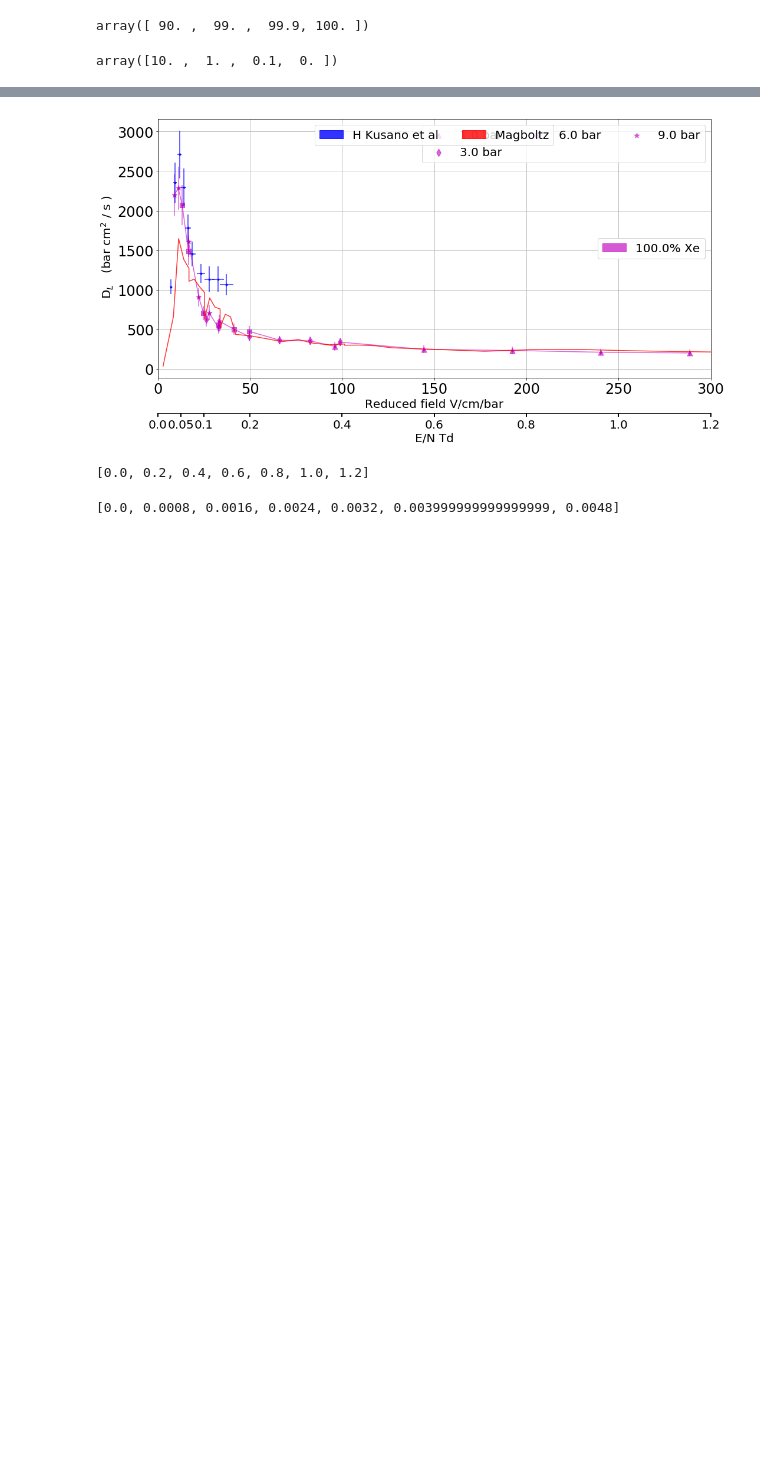
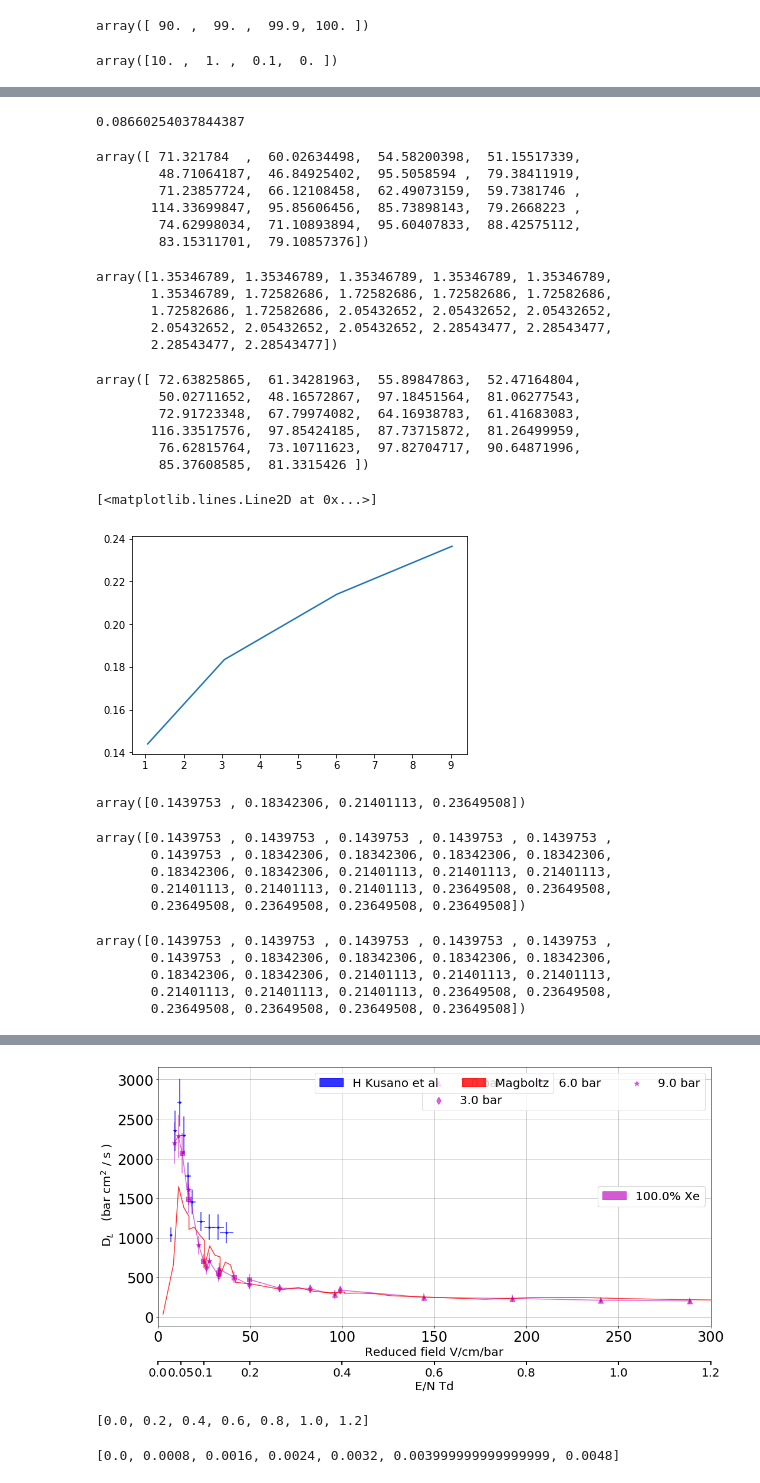
Before and after one commit to AustinMcDonald/Python, a Jupyter notebook: Electron-XeAr/XeAr-V100-analysis.ipynb, the cells around one changed output, grey strips where cells are left out. Cells and saved outputs as stored; diff of their text form; code cells hidden in the pictures; blank space fills up the shorter version.

```diff
--- a/Electron-XeAr/XeAr-V100-analysis.ipynb
+++ b/Electron-XeAr/XeAr-V100-analysis.ipynb
@@ -126,0 +236,4 @@ plt.show()
+# %%
+0.15/np.sqrt(3)
+# %% [output]
+0.08660254037844387
@@ -126,0 +263,33 @@ plt.show()
+# %%
+CORRECTION(dt,P,E)
+# %% [output]
+array([ 71.321784  ,  60.02634498,  54.58200398,  51.15517339,
+        48.71064187,  46.84925402,  95.5058594 ,  79.38411919,
+        71.23857724,  66.12108458,  62.49073159,  59.7381746 ,
+       114.33699847,  95.85606456,  85.73898143,  79.2668223 ,
+        74.62998034,  71.10893894,  95.60407833,  88.42575112,
+        83.15311701,  79.10857376])
+# %%
+Correction
+# %% [output]
+array([1.35346789, 1.35346789, 1.35346789, 1.35346789, 1.35346789,
+       1.35346789, 1.72582686, 1.72582686, 1.72582686, 1.72582686,
+       1.72582686, 1.72582686, 2.05432652, 2.05432652, 2.05432652,
+       2.05432652, 2.05432652, 2.05432652, 2.28543477, 2.28543477,
+       2.28543477, 2.28543477])
+# %%
+dt
+# %% [output]
+array([ 72.63825865,  61.34281963,  55.89847863,  52.47164804,
+        50.02711652,  48.16572867,  97.18451564,  81.06277543,
+        72.91723348,  67.79974082,  64.16938783,  61.41683083,
+       116.33517576,  97.85424185,  87.73715872,  81.26499959,
+        76.62815764,  73.10711623,  97.82704717,  90.64871996,
+        85.37608585,  81.3315426 ])
+# %%
+gapwidth=0.397
+
+plt.plot(P[E==300],gapwidth/V[E==300])
+# %% [output]
+[<matplotlib.lines.Line2D at 0x...>]
+[figure, added]
@@ -126,0 +302,14 @@ plt.show()
+# %%
+CorrVals = gapwidth/V[E==300]
+CorrVals
+# %% [output]
+array([0.1439753 , 0.18342306, 0.21401113, 0.23649508])
+# %%
+Correction = P
+Correction
+# %% [output]
+array([0.1439753 , 0.1439753 , 0.1439753 , 0.1439753 , 0.1439753 ,
+       0.1439753 , 0.18342306, 0.18342306, 0.18342306, 0.18342306,
+       0.18342306, 0.18342306, 0.21401113, 0.21401113, 0.21401113,
+       0.21401113, 0.21401113, 0.21401113, 0.23649508, 0.23649508,
+       0.23649508, 0.23649508, 0.23649508, 0.23649508])
@@ -126,0 +319,8 @@ plt.show()
+# %%
+Correction
+# %% [output]
+array([0.1439753 , 0.1439753 , 0.1439753 , 0.1439753 , 0.1439753 ,
+       0.1439753 , 0.18342306, 0.18342306, 0.18342306, 0.18342306,
+       0.18342306, 0.18342306, 0.21401113, 0.21401113, 0.21401113,
+       0.21401113, 0.21401113, 0.21401113, 0.23649508, 0.23649508,
+       0.23649508, 0.23649508, 0.23649508, 0.23649508])
```
Also changed, not shown: parts of 64 cells of this notebook, 15 other files.
